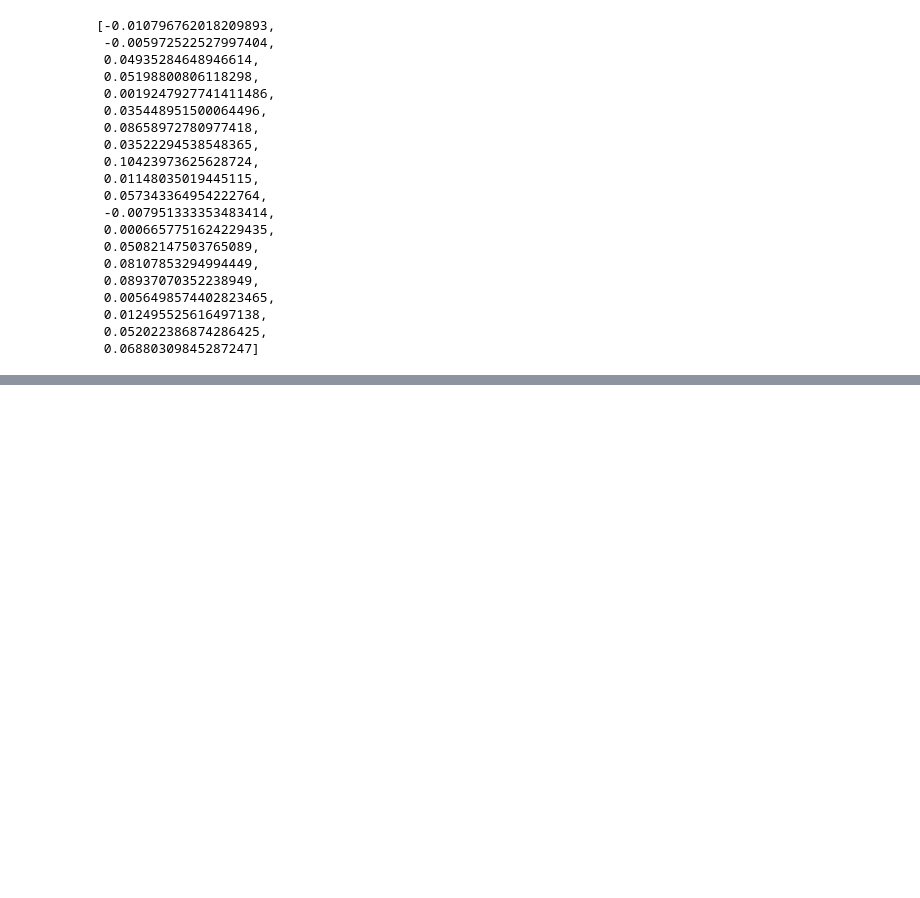
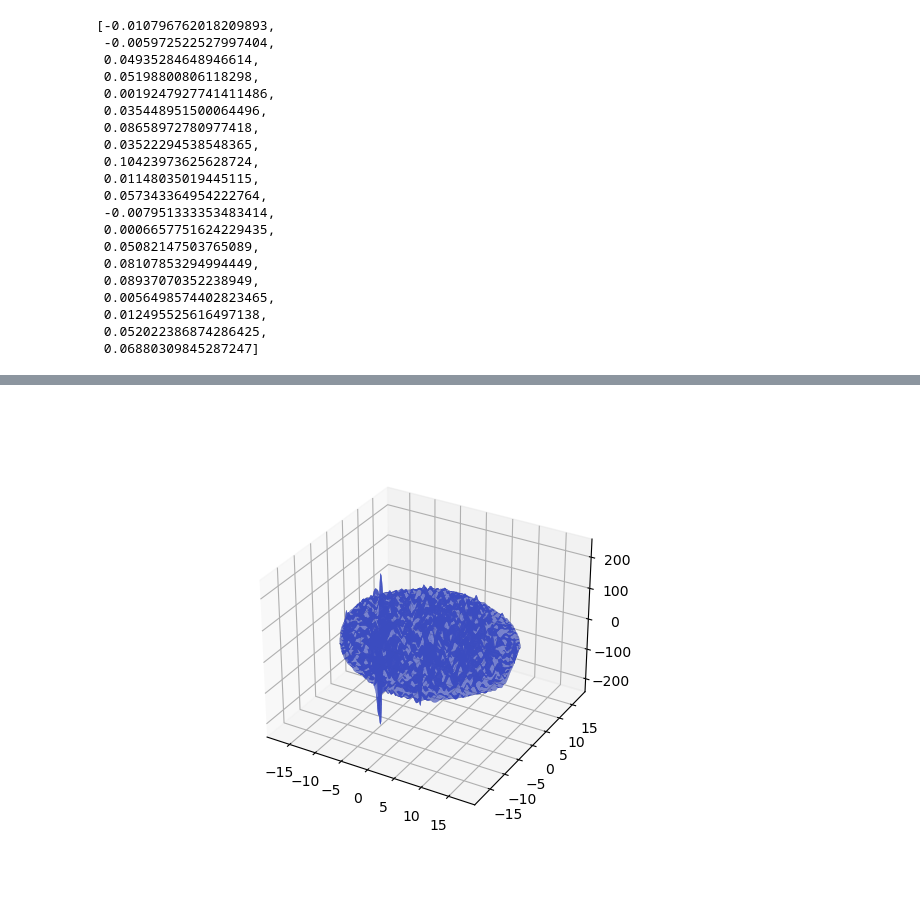
Before and after one commit to yoavrv/trisurf-python, a Jupyter notebook: Test_curvature_calculations.ipynb, the cells around one changed output, grey strips where cells are left out. Drawn from its saved outputs; the diff is of its cells as text; code cells hidden in the pictures; blank space fills up the shorter version.

```diff
--- a/Test_curvature_calculations.ipynb
+++ b/Test_curvature_calculations.ipynb
@@ -600,0 +716,22 @@ Text(0.5, 0.92, '1955')
+# %%
+tri=plt.matplotlib.tri.Triangulation(*v.pos[:,:2].T)
+ref = plt.matplotlib.tri.UniformTriRefiner(tri)
+tri2, z2=ref.refine_field(v.pos[:,2])
+tri3, c2=ref.refine_field(v.c0)
+# %%
+color_ref = plt.cm.coolwarm(np.array((*c2,-1,1)))[:-2]
+# %%
+triangles = tri2.get_masked_triangles()
+xt = tri2.x[triangles]
+yt = tri2.y[triangles]
+zt = z2[triangles]
+verts = np.stack((xt, yt, zt), axis=-1)
+cs = color_ref[triangles].mean(axis=1)
+# %%
+poly3=mpl_toolkits.mplot3d.art3d.Poly3DCollection(verts=verts,facecolor=cs)
+fig = plt.figure()
+axe = fig.add_subplot(projection='3d')
+axe.add_collection3d(poly3)
+axe.auto_scale_xyz(xt,yt,zt)
+# %% [output]
+[figure, added]
```
Also changed, not shown: parts of 40 cells of this notebook, 3 other files.
